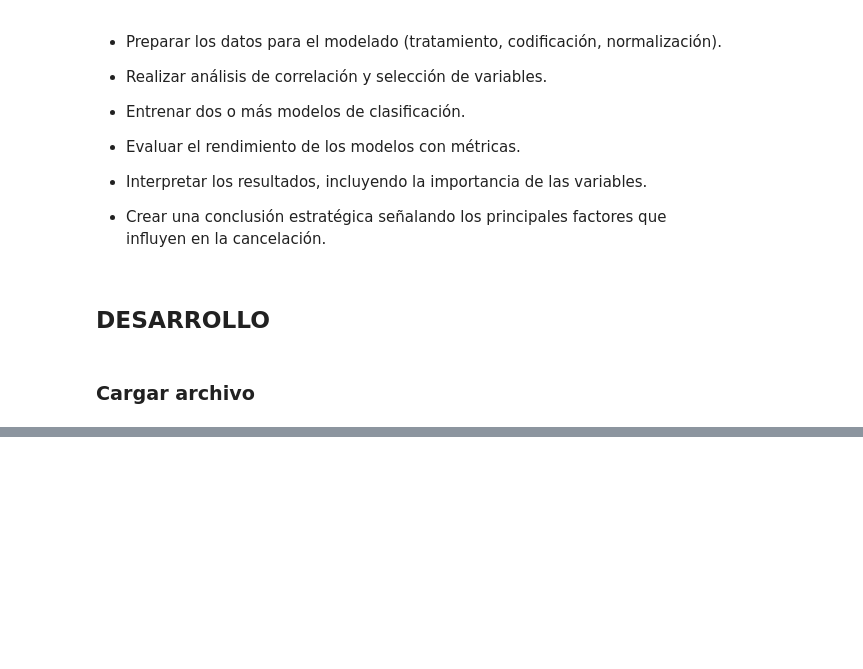
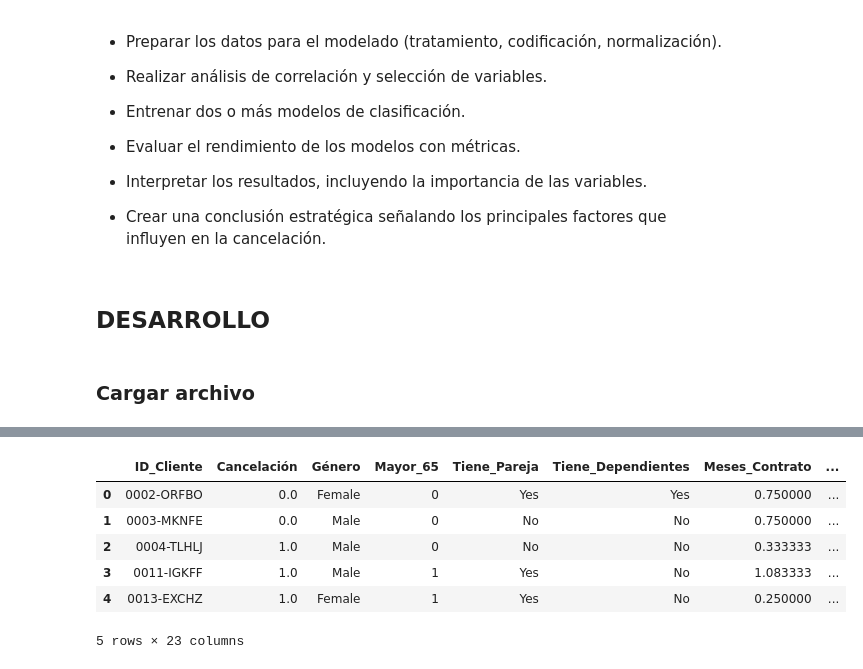
Before and after one commit to Maucho6340/Telecom_X_LATAM_Predict, a Jupyter notebook: Challenge_predict_evasion.ipynb, the cells around one changed output, grey strips where cells are left out. Drawn from its saved outputs; the diff is of its cells as text; code cells hidden in the pictures; blank space fills up the shorter version.

```diff
--- a/Challenge_predict_evasion.ipynb
+++ b/Challenge_predict_evasion.ipynb
@@ -57,0 +46,51 @@ print(df_final.head(10
+# %%
+import pandas as pd
+import ast
+
+# 1. Cargar archivo CSV
+df_raw = pd.read_csv("/content/df_predict_churn.csv")
+
+# 2. Convertir strings tipo dict a dict real
+dict_cols = ["customer", "phone", "internet", "account"]
+for col in dict_cols:
+    df_raw[col] = df_raw[col].apply(lambda x: ast.literal_eval(x) if pd.notnull(x) else {})
+
+# 3. Construir DataFrame plano
+df_final = pd.DataFrame({
+    "ID_Cliente": df_raw["customerID"],
+    "Cancelación": df_raw["Churn"].map({"Yes": 1, "No": 0}),
+    "Género": df_raw["customer"].apply(lambda x: x.get("gender")),
+    "Mayor_65": df_raw["customer"].apply(lambda x: x.get("SeniorCitizen")),
+    "Tiene_Pareja": df_raw["customer"].apply(lambda x: x.get("Partner")),
+    "Tiene_Dependientes": df_raw["customer"].apply(lambda x: x.get("Dependents")),
+    "Meses_Contrato": df_raw["customer"].apply(lambda x: round(x.get("tenure", 0) / 12, 6)),
+    "Servicio_Teléfono": df_raw["phone"].apply(lambda x: 1 if x.get("PhoneService") == "Yes" else 0),
+    "Líneas_Múltiples": df_raw["phone"].apply(lambda x: 1 if x.get("MultipleLines") == "Yes" else 0),
+    "Proveedor_Internet": df_raw["internet"].apply(lambda x: x.get("InternetService")),
+    "Seguridad_Online": df_raw["internet"].apply(lambda x: x.get("OnlineSecurity")),
+    "Respaldo_Online": df_raw["internet"].apply(lambda x: x.get("OnlineBackup")),
+    "Protección_Dispositivo": df_raw["internet"].apply(lambda x: x.get("DeviceProtection")),
+    "Soporte_Técnico": df_raw["internet"].apply(lambda x: x.get("TechSupport")),
+    "Servicio_TV": df_raw["internet"].apply(lambda x: x.get("StreamingTV")),
+    "Servicio_Cine": df_raw["internet"].apply(lambda x: x.get("StreamingMovies")),
+    "Tipo_Contrato": df_raw["account"].apply(lambda x: x.get("Contract")),
+    "Factura_Electrónica": df_raw["account"].apply(lambda x: 1 if x.get("PaperlessBilling") == "Yes" else 0),
+    "Método_Pago": df_raw["account"].apply(lambda x: x.get("PaymentMethod")),
+    "Monto_Mensual": df_raw["account"].apply(lambda x: float(x.get("MonthlyCharges", 0))),
+    "Monto_Total": df_raw["account"].apply(lambda x: float(x.get("TotalCharges", 0)) if x.get("TotalCharges") not in ["", None] else 0.0),
+})
+
+# 4. Agregar columnas derivadas
+df_final["Cuentas_diarias"] = df_final["Monto_Total"] / df_final["Monto_Mensual"]
+df_final["Cancelación_binaria"] = df_final["Cancelación"]
+
+# 5. Vista rápida
+df_final.head(5)
+# %% [output]
+|  | ID_Cliente | Cancelación | Género | Mayor_65 | Tiene_Pareja | Tiene_Dependientes | Meses_Contrato | ... |
+| 0 | 0002-ORFBO | 0.0 | Female | 0 | Yes | Yes | 0.750000 | ... |
+| 1 | 0003-MKNFE | 0.0 | Male | 0 | No | No | 0.750000 | ... |
+| 2 | 0004-TLHLJ | 1.0 | Male | 0 | No | No | 0.333333 | ... |
+| 3 | 0011-IGKFF | 1.0 | Male | 1 | Yes | No | 1.083333 | ... |
+| 4 | 0013-EXCHZ | 1.0 | Female | 1 | Yes | No | 0.250000 | ... |
+5 rows × 23 columns
```
Also changed, not shown: parts of 2 cells of this notebook.
